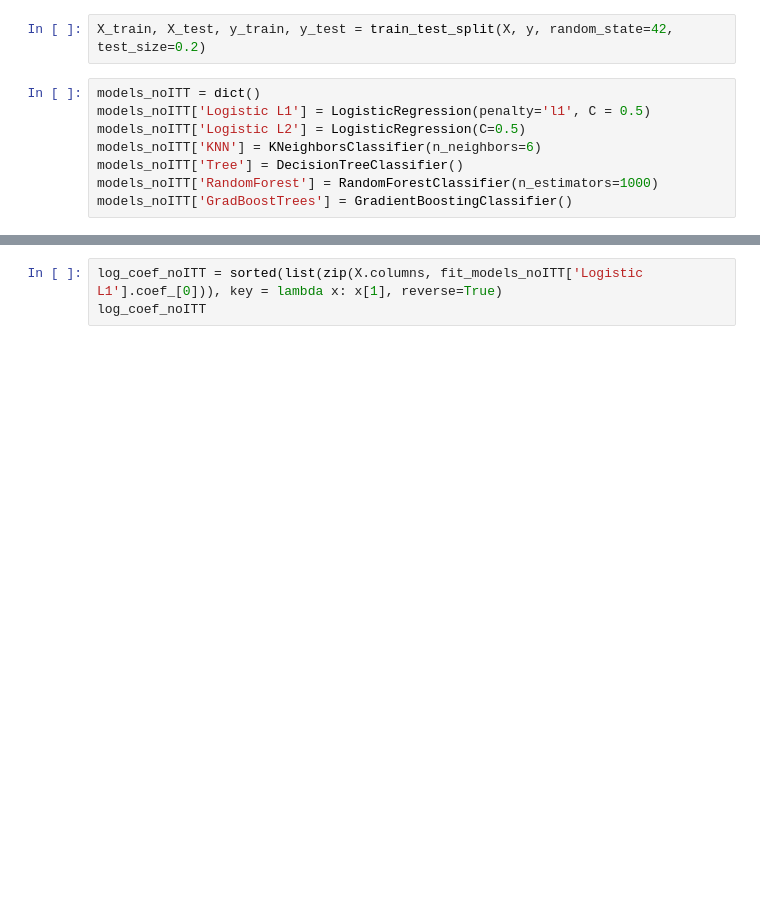
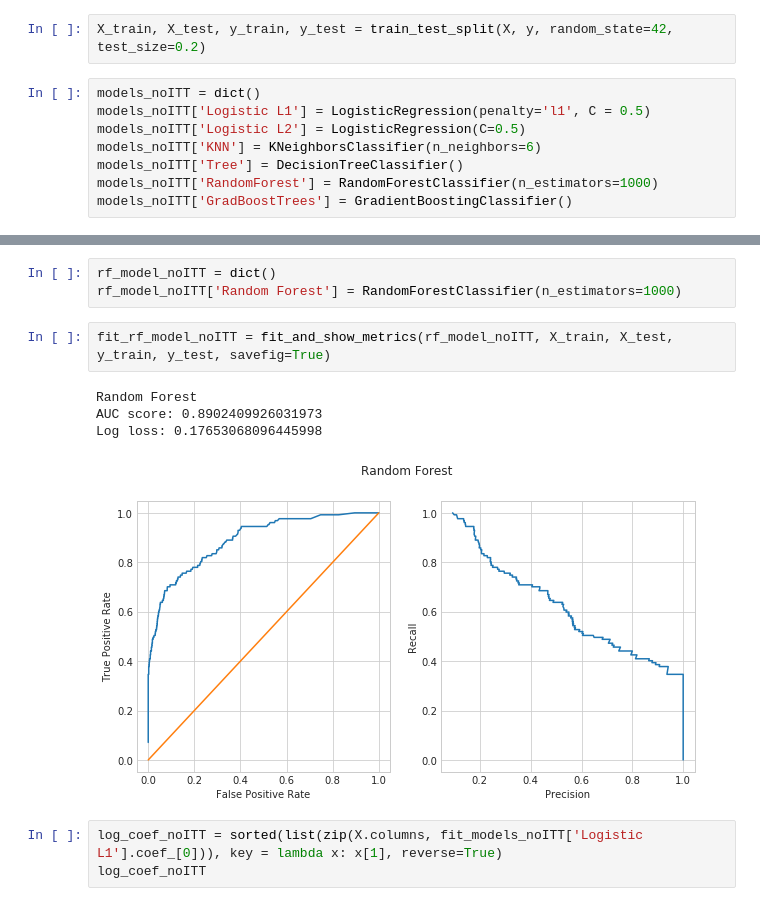
Before and after one commit to aawiegel/CollegeClassification, a Jupyter notebook: Classification.ipynb, the cells around one changed output, grey strips where cells are left out. Cells and saved outputs as stored; diff of their text form; blank space fills up the shorter version.

```diff
--- a/Classification.ipynb
+++ b/Classification.ipynb
@@ -599,3 +626,13 @@ Log loss: 0.18659145489916887
+# %%
+rf_model_noITT = dict()
+rf_model_noITT['Random Forest'] = RandomForestClassifier(n_estimators=1000)
+# %%
+fit_rf_model_noITT = fit_and_show_metrics(rf_model_noITT, X_train, X_test, y_train, y_test, savefig=True)
+# %% [output]
+Random Forest
+AUC score: 0.8902409926031973
+Log loss: 0.17653068096445998
+[figure, added]
 # %%
 log_coef_noITT = sorted(list(zip(X.columns, fit_models_noITT['Logistic L1'].coef_[0])), key = lambda x: x[1], reverse=True)
 log_coef_noITT
```
Also changed, not shown: parts of 23 cells of this notebook.
